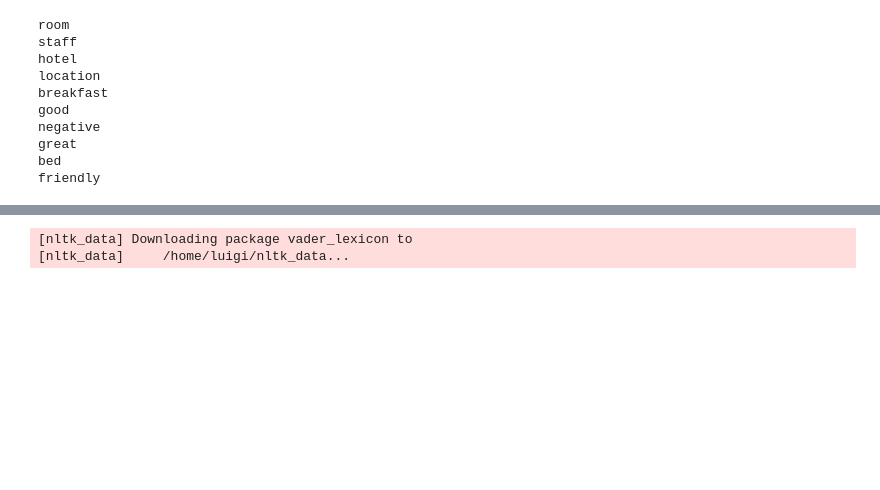
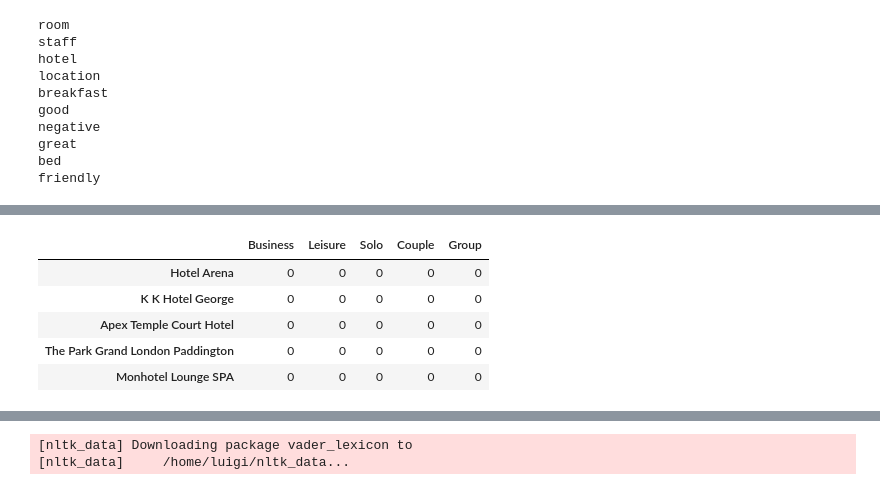
Before and after one commit to LuigiCerone/Hotel-Reviews-Data-Analysis, a Jupyter notebook: Hotel_Reviews_Copia_Lavoro_Giggi.ipynb, the cells around one changed output, grey strips where cells are left out. Cells and saved outputs as stored; diff of their text form; code cells hidden in the pictures; blank space fills up the shorter version.

```diff
--- a/Hotel_Reviews_Copia_Lavoro_Giggi.ipynb
+++ b/Hotel_Reviews_Copia_Lavoro_Giggi.ipynb
@@ -1534,0 +1848,14 @@ plot_similar_words('good')
+# %%
+tags_recom['Business']=0;
+tags_recom['Leisure']=0;
+tags_recom['Solo']=0;
+tags_recom['Couple']=0;
+tags_recom['Group']=0;
+tags_recom.head()
+# %% [output]
+|  | Business | Leisure | Solo | Couple | Group |
+| Hotel Arena | 0 | 0 | 0 | 0 | 0 |
+| K K Hotel George | 0 | 0 | 0 | 0 | 0 |
+| Apex Temple Court Hotel | 0 | 0 | 0 | 0 | 0 |
+| The Park Grand London Paddington | 0 | 0 | 0 | 0 | 0 |
+| Monhotel Lounge SPA | 0 | 0 | 0 | 0 | 0 |
```
Also changed, not shown: parts of 124 cells of this notebook, 3 other files.
